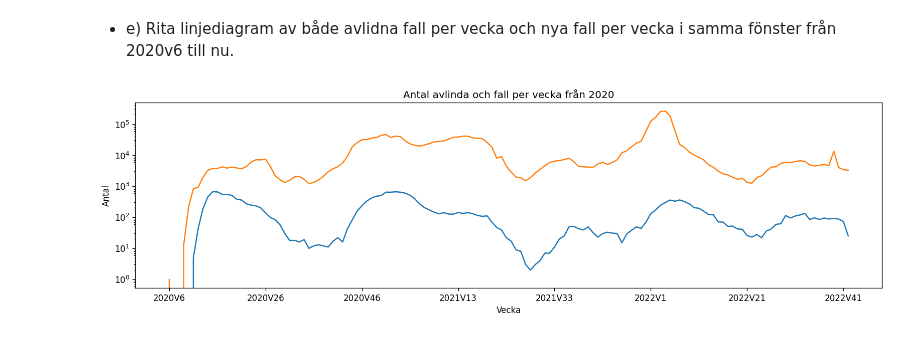
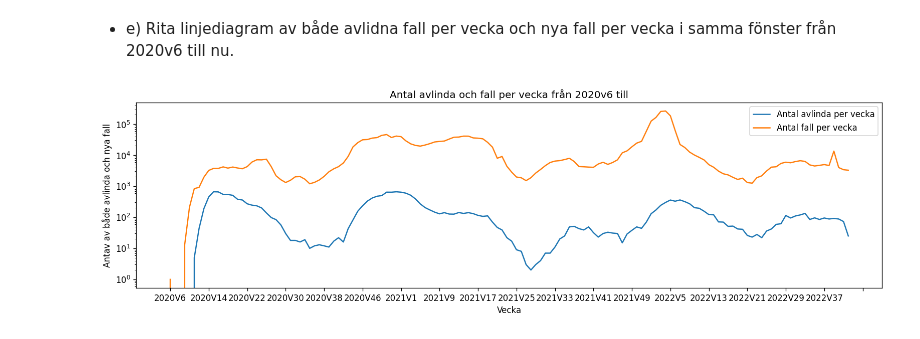
Before and after one commit to VineelaNedunuri/Databehandling-Vineela-Nedunuri, a Jupyter notebook: Labb/Covid19.ipynb, the cells around one changed output. Drawn from its saved outputs; the diff is of its cells as text; code cells hidden in the pictures.

```diff
--- a/Labb/Covid19.ipynb
+++ b/Labb/Covid19.ipynb
@@ -197,11 +197,15 @@ fig.show()
 - e) Rita linjediagram av både avlidna fall per vecka och nya fall per vecka i samma fönster från 2020v6 till
 nu.
 # %%
-fig, axes = plt.subplots(figsize=(16, 4), dpi=120)
-ax= sns.lineplot(x='Vecka', y='Antal_avlidna_vecka', data=df)
-ax1 = sns.lineplot(x='Vecka', y='Antal_fall_vecka', data= df)
-ax.xaxis.set_major_locator(plt.MaxNLocator(10))
-ax.set(xlabel = "Vecka", ylabel="Antal", title= "Antal avlinda och fall per vecka från 2020")
-ax1.set_yscale('log')
+fig, ax = plt.subplots(figsize=(16, 4), dpi=120)
+
+
+
+ax1 = sns.lineplot(x = "Vecka", y = "Antal_avlidna_vecka", data=df, label= "Antal avlinda per vecka", ax = ax)
+ax2 = sns.lineplot(x = "Vecka", y = "Antal_fall_vecka", data=df, label="Antal fall per vecka", ax = ax)
+
+ax.set(xlabel = "Vecka", ylabel = "Antav av både avlinda och nya fall",title = "Antal avlinda och fall per vecka från 2020v6 till")
+ax.xaxis.set_major_locator(plt.MaxNLocator(25))
+ax2.set_yscale("log")
 # %% [output]
-[figure, old version]
+[figure, new version]
```
Also changed, not shown: parts of 3 cells of this notebook.
